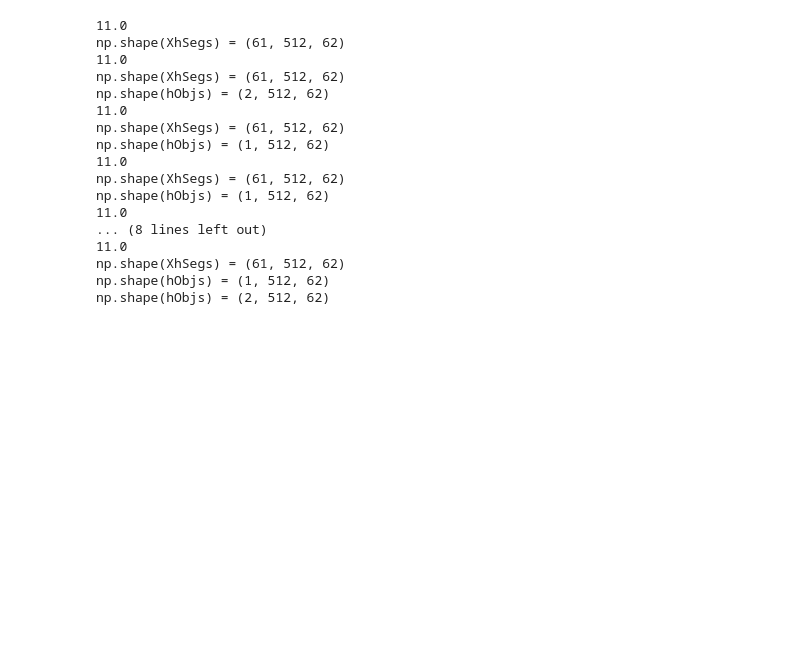
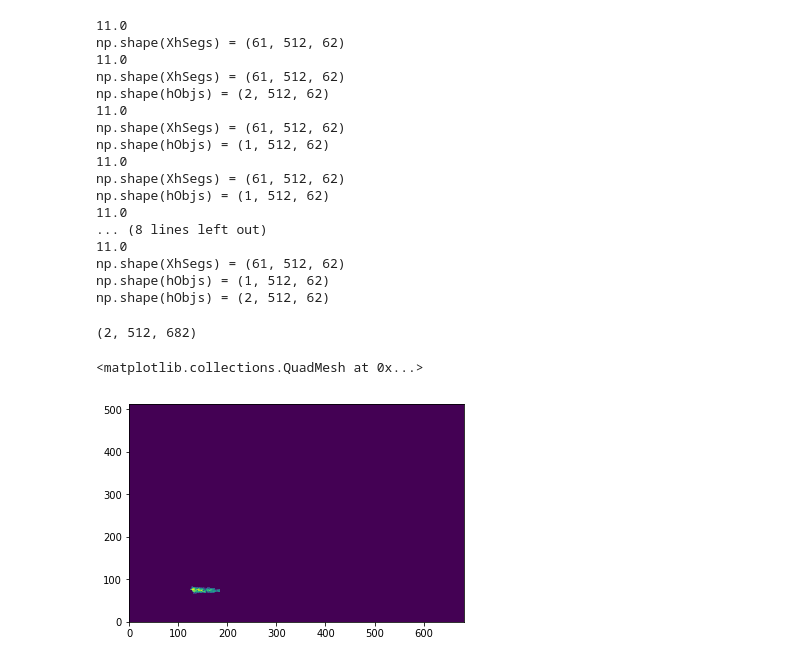
Before and after one commit to longle2718/audio_loc, a Jupyter notebook: python/main.ipynb, the cells around one changed output. Saved outputs shown, nothing was run; the diff lists cells and outputs as text; code cells hidden in the pictures; blank space fills up the shorter version.

Commit message:
used the default constant_values to cleanup code

```diff
--- a/python/main.ipynb
+++ b/python/main.ipynb
@@ -120,6 +120,9 @@ def xLevelProc(k,hRidges,hSpecs,tSegBlk,tSegInc):
 
         lObjsGrp = []
         for i in range(len(hObjs)):
+            # temporal upsampling with
+            # thInc: higher level time increment/scale
+            # tlInc: lower level time increment/scale
             mask = np.repeat(hObjs[i],int(thInc/tlInc),axis=1)
             mask[mask > 0] = 1.
             '''
@@ -129,7 +132,7 @@ def xLevelProc(k,hRidges,hSpecs,tSegBlk,tSegInc):
             plt.pcolormesh(mask)
             plt.ylabel('mask')
             '''
-            lObjs = audio_loc.labelObjects(XX*mask)
+            lObjs = audio_loc.labelObjects(np.pad(XX,((0,0),(0,mask.shape[1]-XX.shape[1])),'constant')*mask)
             lObjs = audio_loc.pruneObj(lObjs)
 
             lObjsGrp += lObjs
@@ -164,6 +167,14 @@ np.shape(hObjs) = (1, 512, 62)
 np.shape(XhSegs) = (61, 512, 62)
 np.shape(hObjs) = (1, 512, 62)
 np.shape(hObjs) = (2, 512, 62)
+# %%
+print(np.shape(lObjsAllCh[7][60]))
+plt.figure()
+plt.pcolormesh(lObjsAllCh[7][60][0])
+# %% [output]
+(2, 512, 682)
+<matplotlib.collections.QuadMesh at 0x...>
+[figure, added]
 # %%
 with open('./lObjsAllCh.pkl','wb') as fid:
     pickle.dump(lObjsAllCh,fid)
```
Also changed, not shown: 1 other file.
